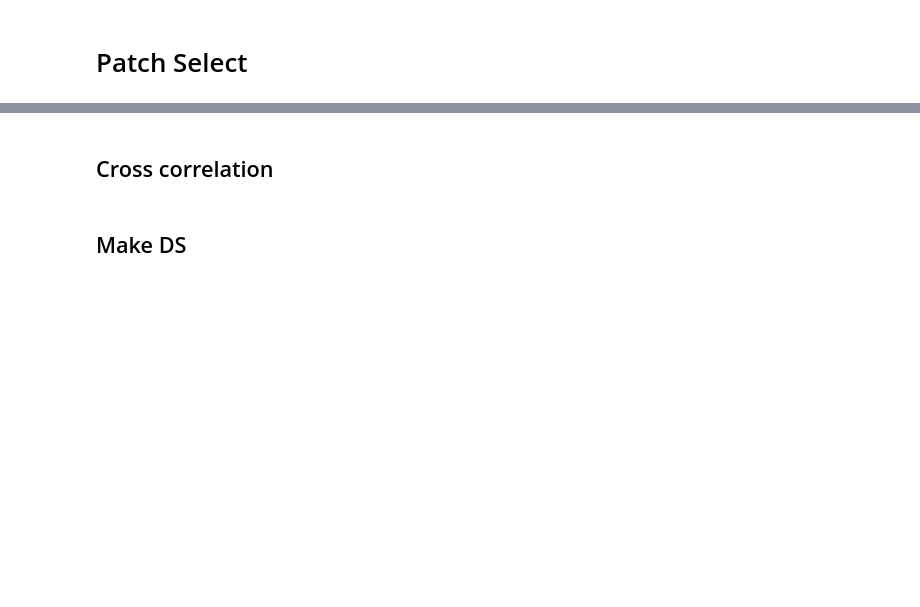
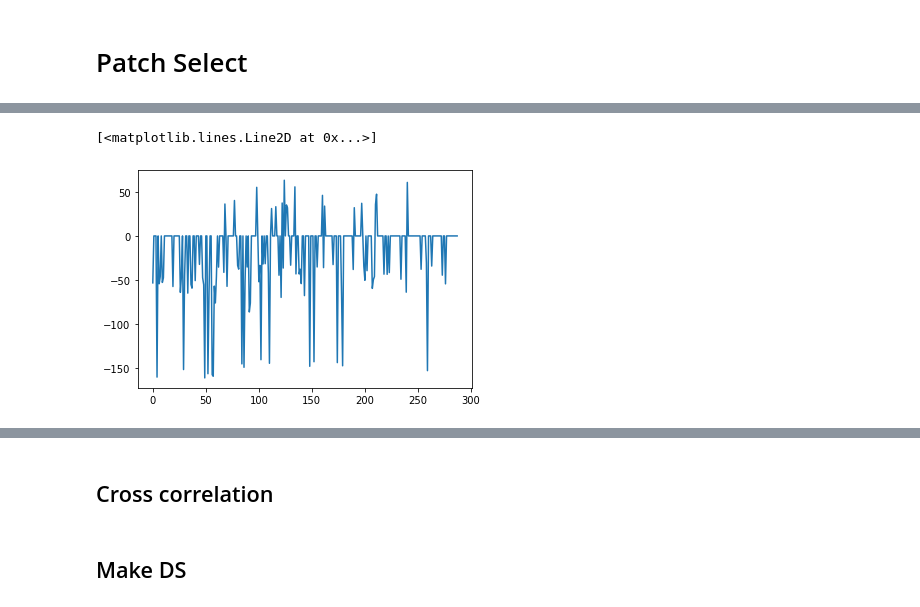
Before and after one commit to shehel/traffic_forecasting, a Jupyter notebook: notebooks/point_exp.ipynb, the cells around one changed output, grey strips where cells are left out. Cells and saved outputs as stored; diff of their text form; code cells hidden in the pictures; blank space fills up the shorter version.

```diff
--- a/notebooks/point_exp.ipynb
+++ b/notebooks/point_exp.ipynb
@@ -209,0 +230,2 @@ for idx,file in tqdm((enumerate(training_files[:1]))):
+# %%
+dataset_detrend = dataset_raw - mean
@@ -209,0 +248,12 @@ for idx,file in tqdm((enumerate(training_files[:1]))):
+# %%
+thres = []
+for i in dataset_detrend[2,:,2,5].flatten():
+    if i<-30 or i>30:
+        thres.append(i)
+    else:
+        thres.append(0)
+# %%
+plt.plot(thres)
+# %% [output]
+[<matplotlib.lines.Line2D at 0x...>]
+[figure, added]
```
Also changed, not shown: parts of 24 cells of this notebook, 10 other files.
